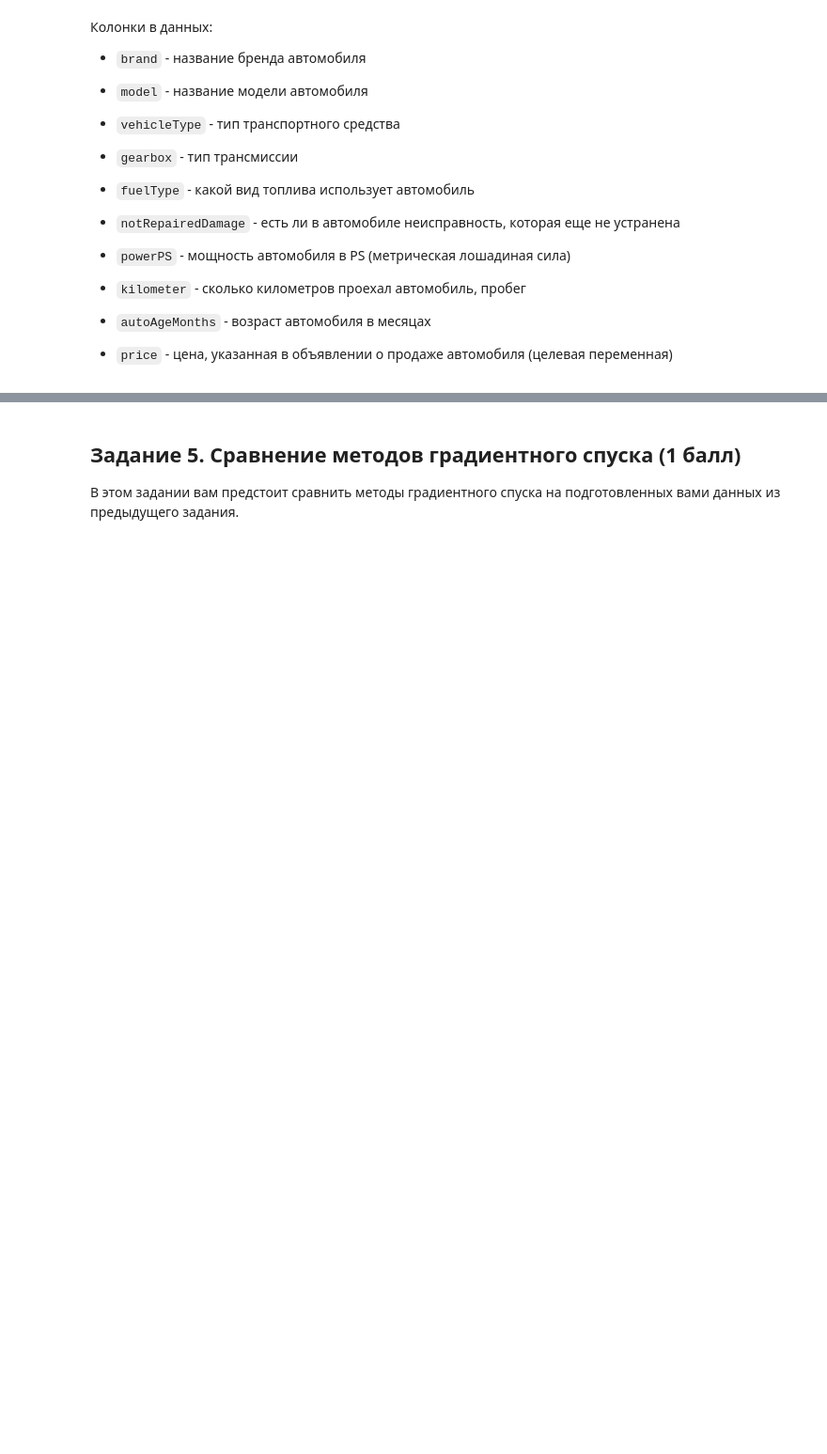
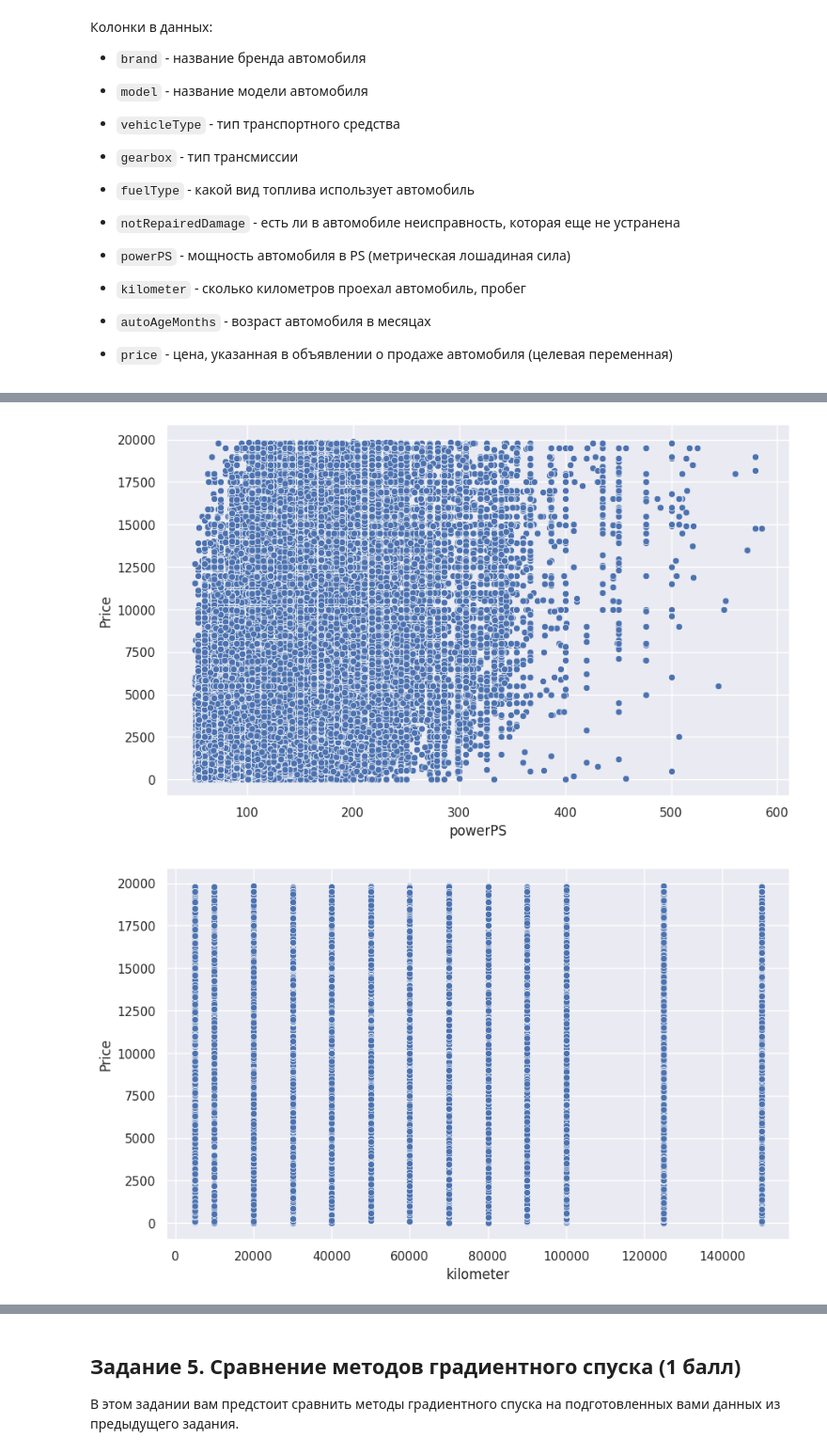
Before and after one commit to denstrygin/ML, a Jupyter notebook: lab4/ML MAI & SBER. GD. LAB 4.ipynb, the cells around one changed output, grey strips where cells are left out. Shown at 94% size. Cells and saved outputs as stored; diff of their text form; code cells hidden in the pictures; blank space fills up the shorter version.

```diff
--- a/lab4/ML MAI & SBER. GD. LAB 4.ipynb
+++ b/lab4/ML MAI & SBER. GD. LAB 4.ipynb
@@ -356,0 +403,23 @@ other = []
+# %%
+for col in numeric:
+    if col == 'price':
+        continue
+    plt.figure(figsize=(10, 6))
+    sns.scatterplot(x=data[col], y=data['price'])
+    plt.xlabel(col)
+    plt.ylabel('Price')
+    plt.show()
+
+for col in categorical:
+    plt.figure(figsize=(10, 6))
+    if col == 'model':
+        sns.boxplot(x=data[col][:60], y=data['price'])
+    else:
+        sns.boxplot(x=data[col], y=data['price'])
+    plt.xlabel(col)
+    plt.ylabel('Price')
+    plt.xticks(rotation=90)
+    plt.show()
+# %% [output]
+[figure, added]
+[figure, added]
```
Also changed, not shown: parts of 10 cells of this notebook, 2 other files.
